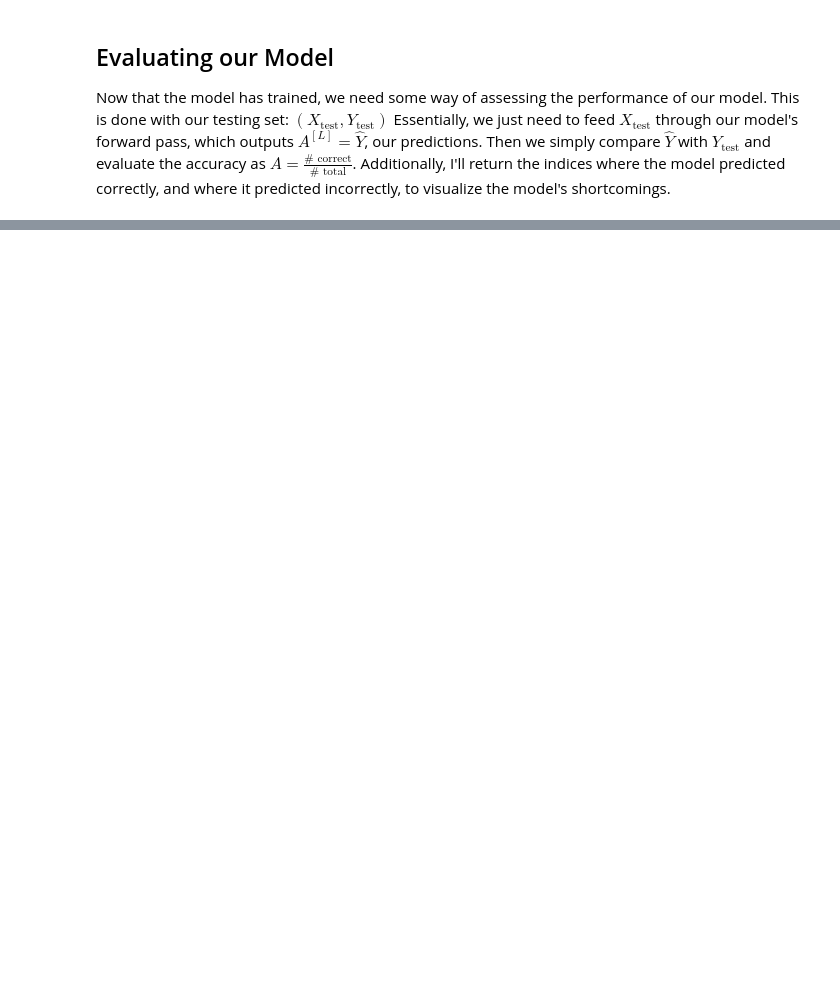
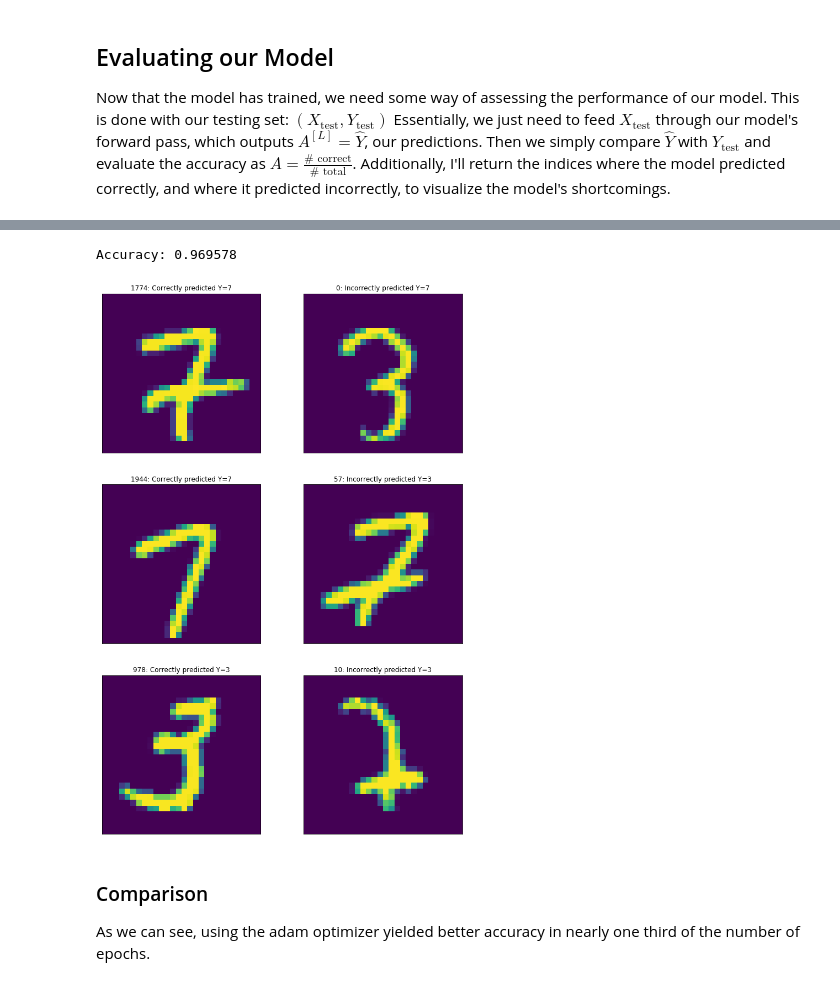
Before and after one commit to Fquico1999/numpy_neural_nets, a Jupyter notebook: numpy_neural_nets.ipynb, the cells around one changed output, grey strips where cells are left out. Drawn from its saved outputs; the diff is of its cells as text; code cells hidden in the pictures; blank space fills up the shorter version.

```diff
--- a/numpy_neural_nets.ipynb
+++ b/numpy_neural_nets.ipynb
@@ -965,0 +975,37 @@ Y_correct
+# %%
+#Evaluate
+correct, incorrect = evaluate(X_test_norm, Y_test.T, layer_activations, parameters)
+
+#Get correect predictions
+X_correct = X_test[correct]
+Y_correct = Y_test[correct]
+
+#Get incorrect predictions
+X_incorrect = X_test[incorrect]
+Y_incorrect = Y_test[incorrect]
+
+fig,ax = plt.subplots(3,2)
+fig.set_size_inches(12,18)
+fig.set_facecolor('w')
+
+i_correct = np.random.randint(len(X_correct), size=3)
+i_incorrect = np.random.randint(len(X_incorrect), size=3)
+
+for i in range(3):
+    ax[i,0].imshow(X_correct[i_correct[i]])
+    ax[i,0].set_title("%i: Correctly predicted Y=%i"%(i_correct[i],class_a*Y_correct[i_correct[i]][0] + (1-Y_correct[i_correct[i]][0])*class_b))
+
+    ax[i,1].imshow(X_incorrect[i_incorrect[i]])
+    ax[i,1].set_title("%i: Incorrectly predicted Y=%i"%(i_incorrect[i],class_b*Y_incorrect[i_incorrect[i]][0] + (1-Y_incorrect[i_incorrect[i]][0])*class_a))
+
+    ax[i,0].xaxis.set_visible(False)
+    ax[i,0].yaxis.set_visible(False)
+    ax[i,1].xaxis.set_visible(False)
+    ax[i,1].yaxis.set_visible(False)
+plt.show()
+# %% [output]
+Accuracy: 0.969578
+[figure, added]
+# %% [markdown]
+### Comparison
+As we can see, using the adam optimizer yielded better accuracy in nearly one third of the number of epochs.
```
Also changed, not shown: parts of 8 cells of this notebook.
